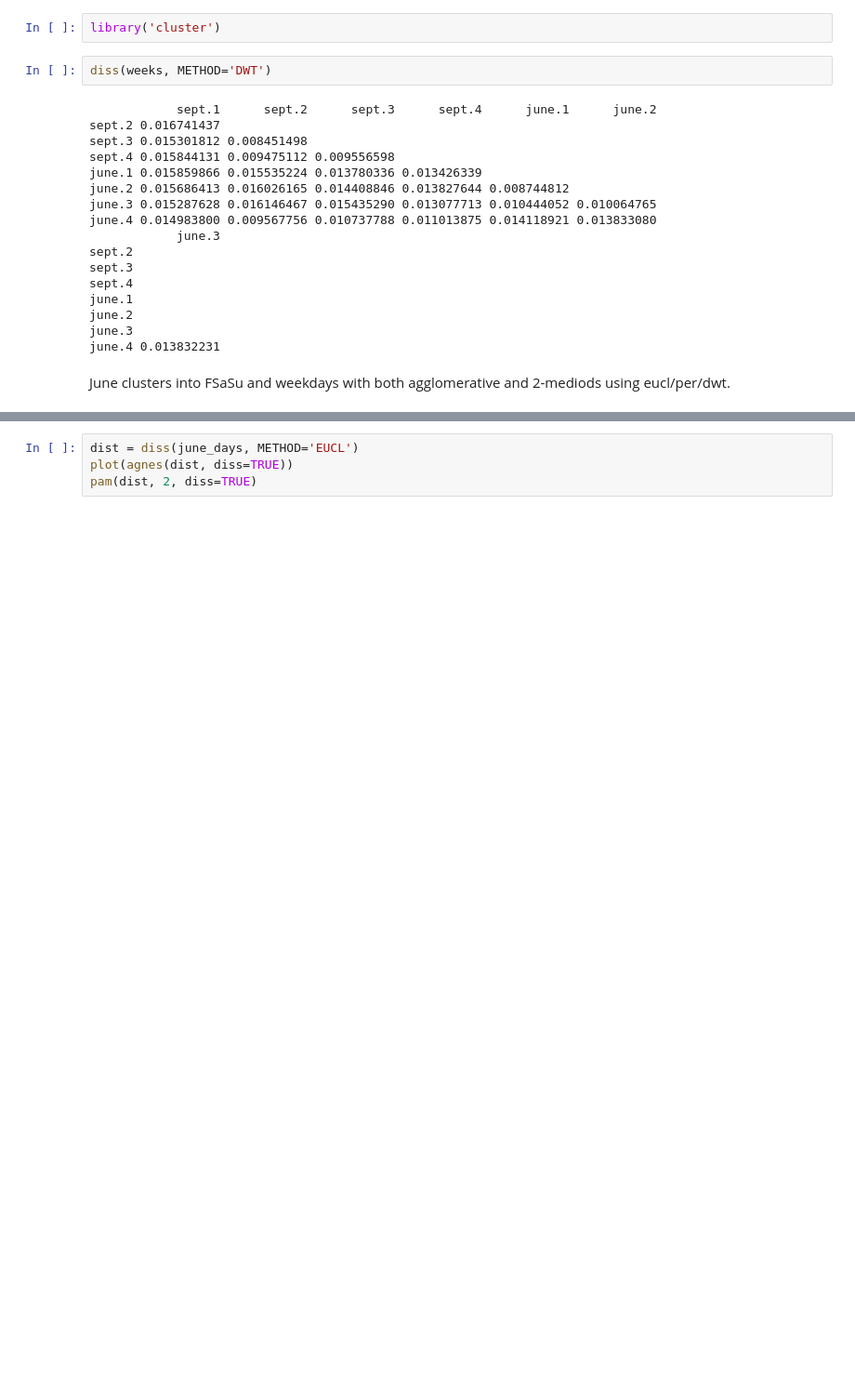
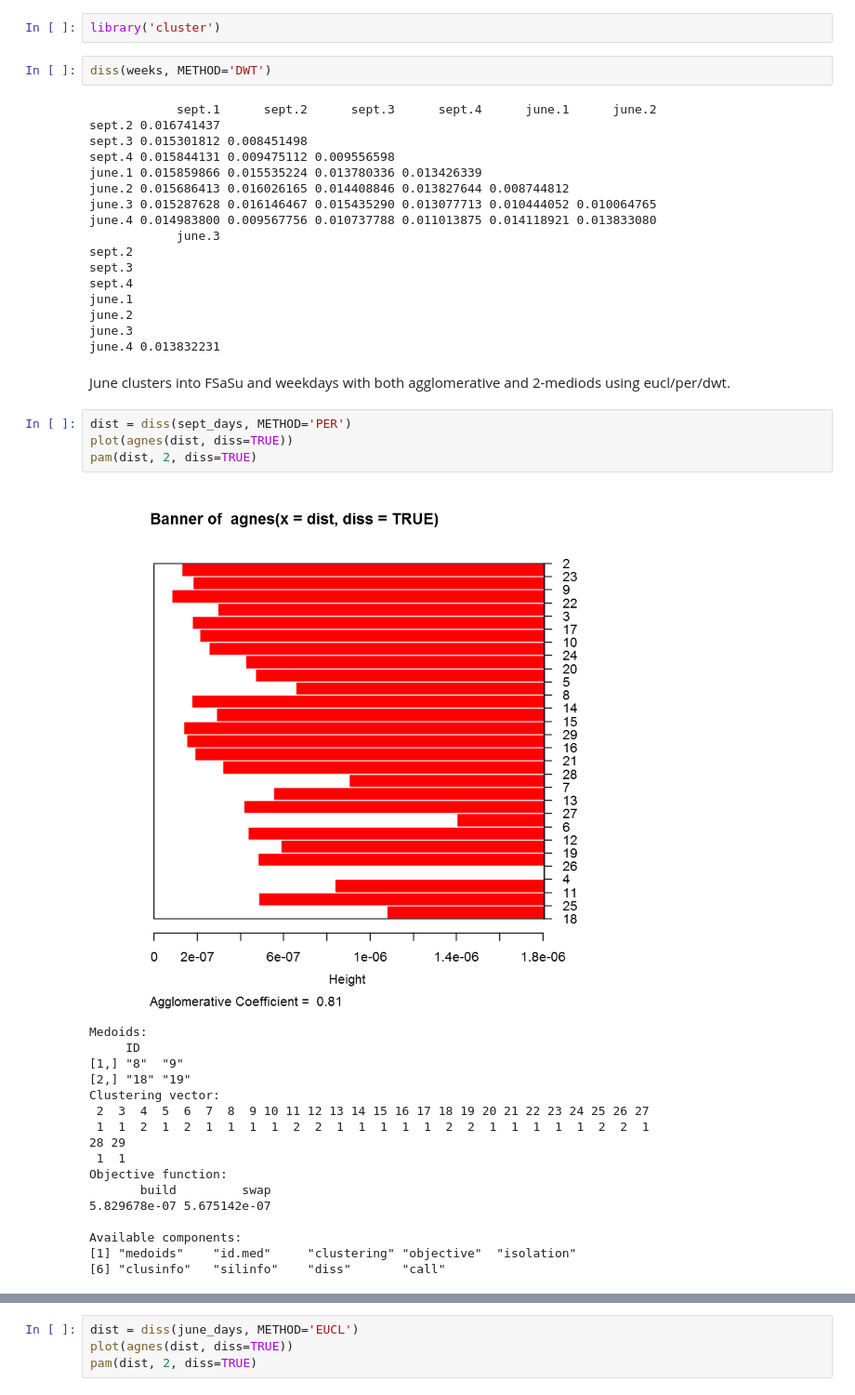
Before and after one commit to tj2huang/nyu-research, a Jupyter notebook: notebooks/r/ts-cluster.ipynb, the cells around one changed output, grey strips where cells are left out. Shown at 93% size. Cells and saved outputs as stored; diff of their text form; blank space fills up the shorter version.

```diff
--- a/notebooks/r/ts-cluster.ipynb
+++ b/notebooks/r/ts-cluster.ipynb
@@ -75,3 +163,25 @@ june.3
 june.4 0.013832231
 # %% [markdown]
 June clusters into FSaSu and weekdays with both agglomerative and 2-mediods using eucl/per/dwt.
+# %%
+dist = diss(sept_days, METHOD='PER')
+plot(agnes(dist, diss=TRUE))
+pam(dist, 2, diss=TRUE)
+# %% [output]
+[figure, added]
+Medoids:
+     ID
+[1,] "8"  "9"
+[2,] "18" "19"
+Clustering vector:
+ 2  3  4  5  6  7  8  9 10 11 12 13 14 15 16 17 18 19 20 21 22 23 24 25 26 27
+ 1  1  2  1  2  1  1  1  1  2  2  1  1  1  1  1  2  2  1  1  1  1  1  2  2  1
+28 29
+ 1  1
+Objective function:
+       build         swap
+5.829678e-07 5.675142e-07
+
+Available components:
+[1] "medoids"    "id.med"     "clustering" "objective"  "isolation"
+[6] "clusinfo"   "silinfo"    "diss"       "call"
```
Also changed, not shown: parts of 15 cells of this notebook, 1 other file.
